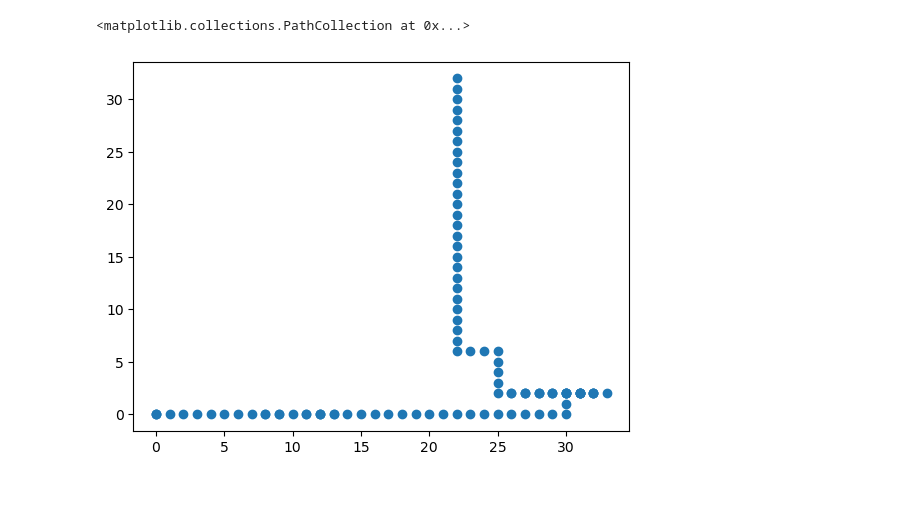
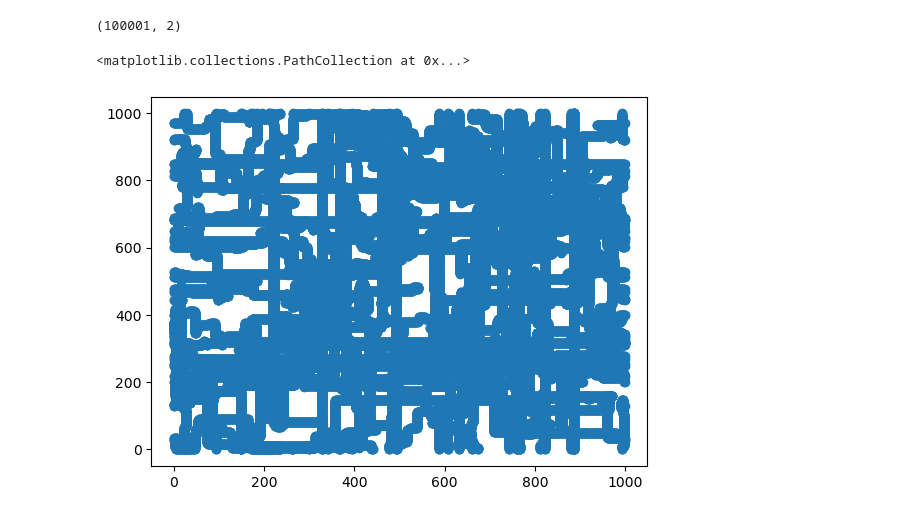
Before and after one commit to Adam-Boesky/Predictive_Coding, a Jupyter notebook: moving_peak/plotting.ipynb, the cells around one changed output. Drawn from its saved outputs; the diff is of its cells as text; code cells hidden in the pictures.

```diff
--- a/moving_peak/plotting.ipynb
+++ b/moving_peak/plotting.ipynb
@@ -16,5 +23,15 @@ with open('/n/ramanathan_lab/aboesky/moving_peak_results/agent_1.pkl', 'rb') as
-# %%
-plt.scatter(test[:, 0], test[:, 1])
-# %% [output]
-<matplotlib.collections.PathCollection at 0x...>
-[figure, removed]
+# %%
+agent_paths = []
+for i in range(100):
+    with open(f'/n/ramanathan_lab/aboesky/alternating_10000_pyramid_results/agent_{i}.pkl', 'rb') as f:
+        agent_paths.append(pickle.load(f))
+# %%
+agent_paths[1].shape
+# %% [output]
+(100001, 2)
+# %%
+ind = 25
+plt.scatter(agent_paths[ind][:, 1], agent_paths[ind][:, 0])
+# %% [output]
+<matplotlib.collections.PathCollection at 0x...>
+[figure, added]
```
Also changed, not shown: parts of 19 cells of this notebook, 4 other files.
